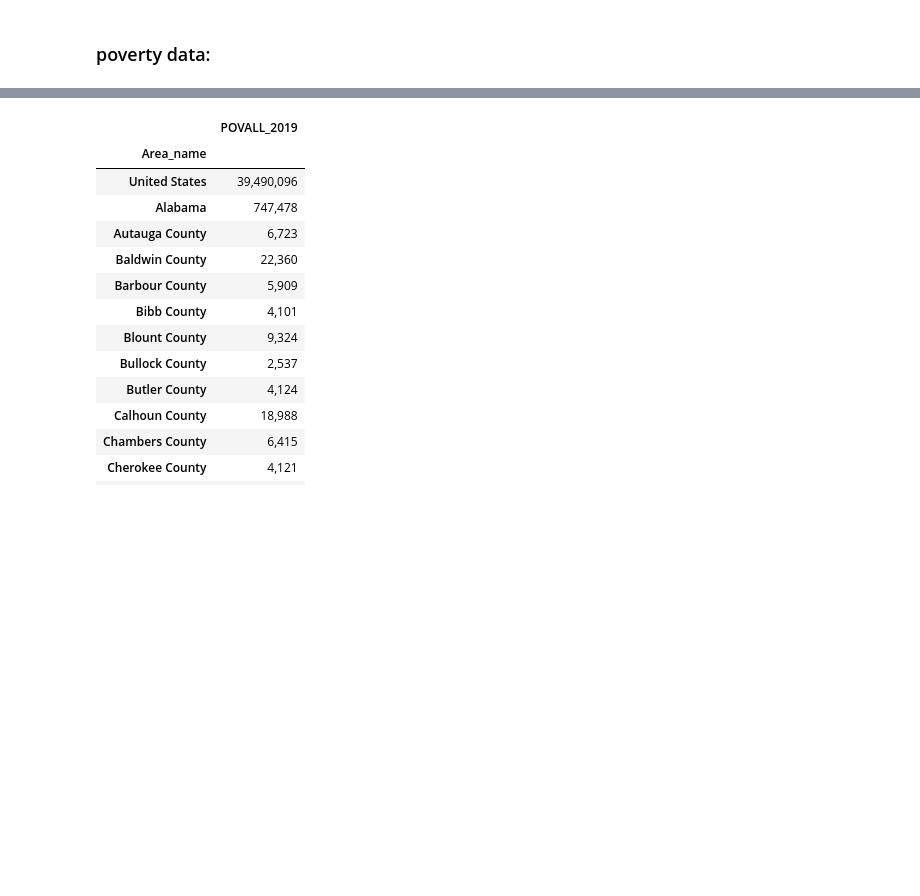
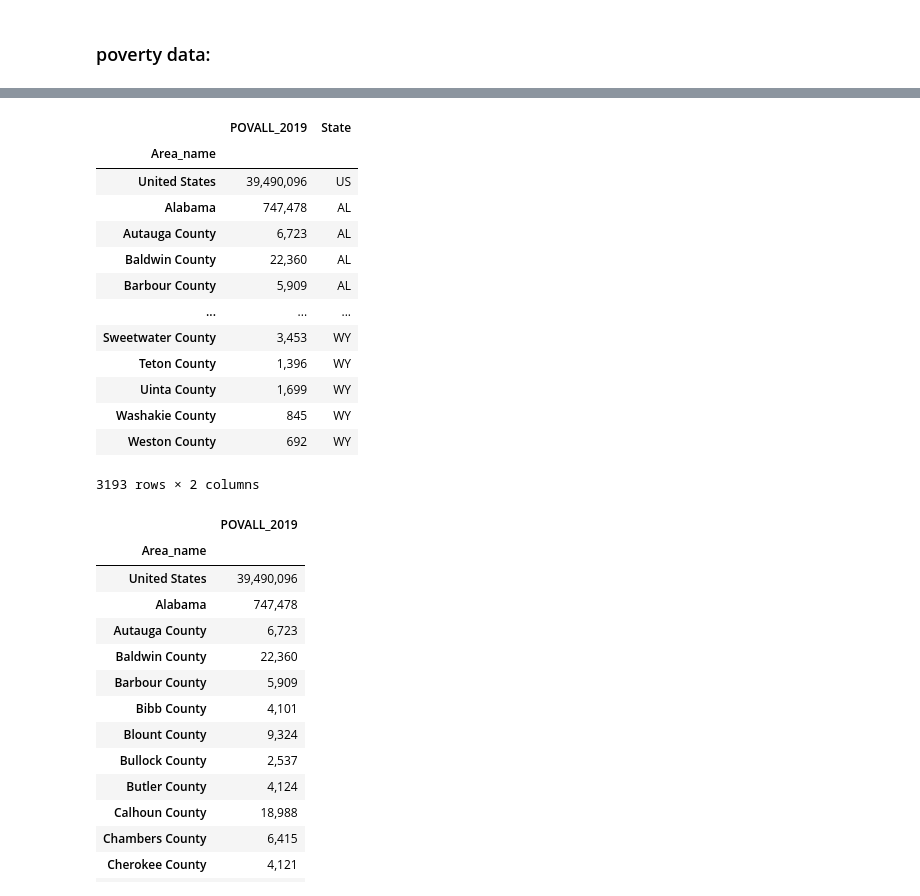
Before and after one commit to mahakbindal/Predicting-Breast-Cancer, a Jupyter notebook: Predicting_Breast_Cancer.ipynb, the cells around one changed output, grey strips where cells are left out. Saved outputs shown, nothing was run; the diff lists cells and outputs as text; code cells hidden in the pictures; blank space fills up the shorter version.

```diff
--- a/Predicting_Breast_Cancer.ipynb
+++ b/Predicting_Breast_Cancer.ipynb
@@ -270,3 +322,20 @@ poverty1 = poverty1.to_frame()
+# %%
+poverty1
+# %% [output]
+|  | POVALL_2019 | State |
+| Area_name |  |  |
+| United States | 39,490,096 | US |
+| Alabama | 747,478 | AL |
+| Autauga County | 6,723 | AL |
+| Baldwin County | 22,360 | AL |
+| Barbour County | 5,909 | AL |
+| ... | ... | ... |
+| Sweetwater County | 3,453 | WY |
+| Teton County | 1,396 | WY |
+| Uinta County | 1,699 | WY |
+| Washakie County | 845 | WY |
+| Weston County | 692 | WY |
+3193 rows × 2 columns
 # %%
 poverty1.head(15)
 # %% [output]
```
Also changed, not shown: parts of 26 cells of this notebook.
